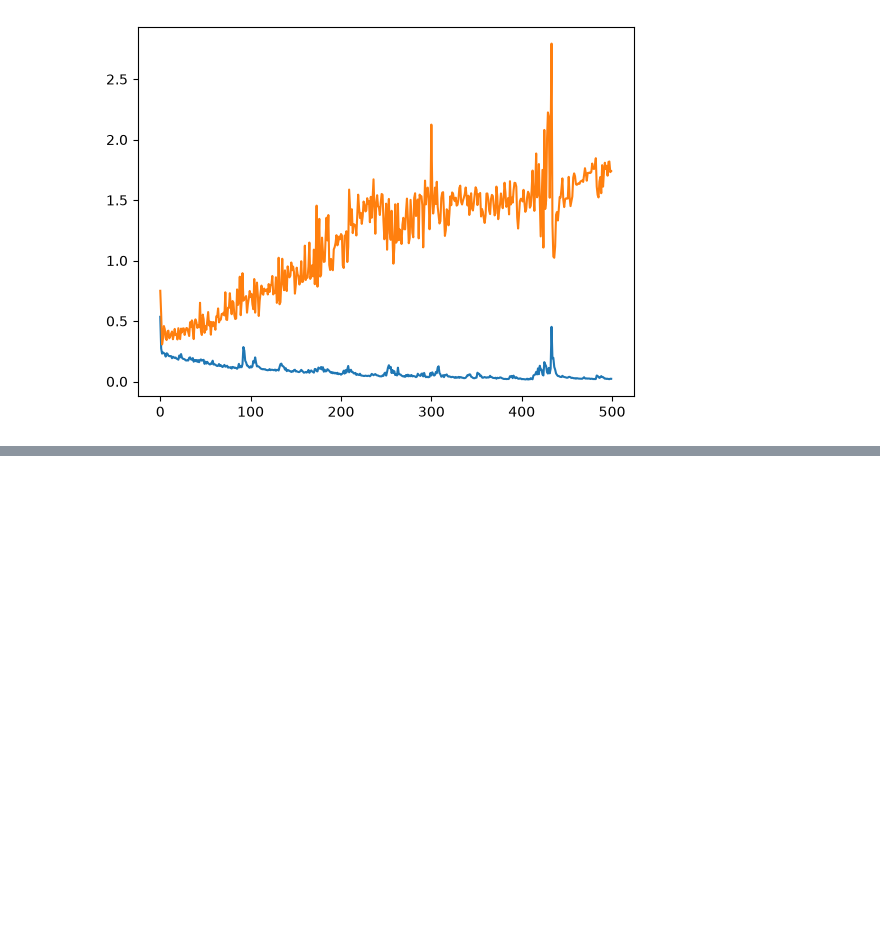
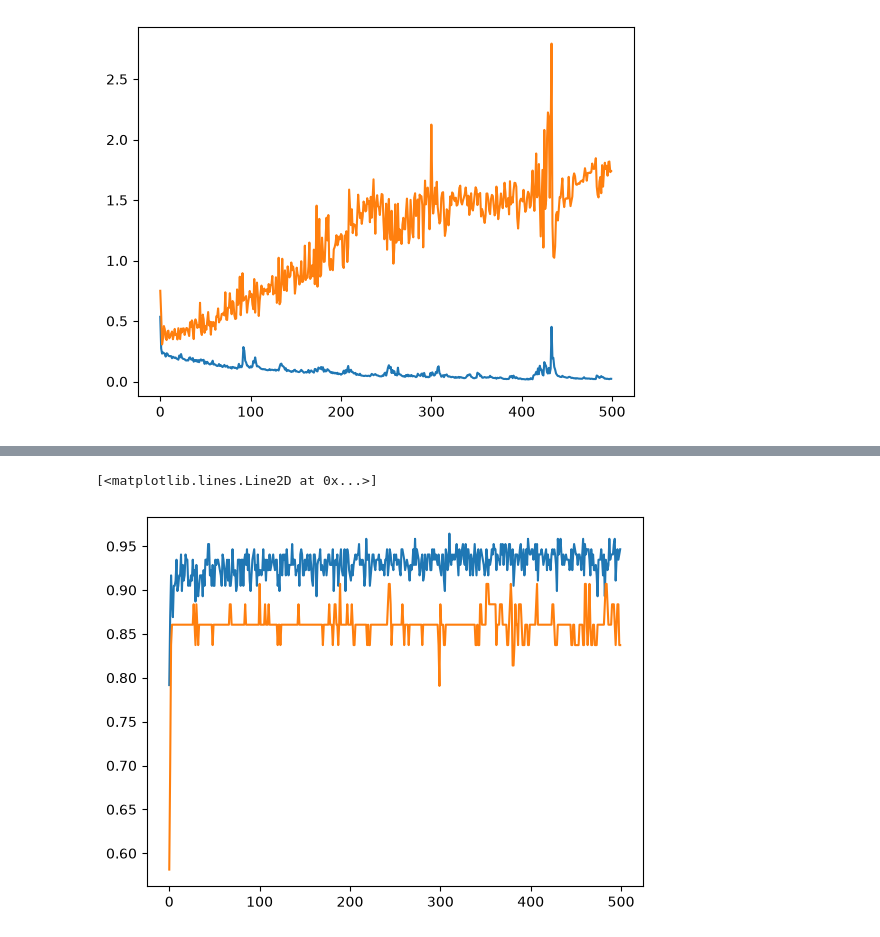
Before and after one commit to sans0726/100-days-of-deep-learning, a Jupyter notebook: dropout_classification.ipynb, the cells around one changed output, grey strips where cells are left out. Cells and saved outputs as stored; diff of their text form; code cells hidden in the pictures; blank space fills up the shorter version.

```diff
--- a/dropout_classification.ipynb
+++ b/dropout_classification.ipynb
@@ -307,0 +361,6 @@ plt.plot(history.history['val_loss'])
+# %%
+plt.plot(history.history['accuracy'])
+plt.plot(history.history['val_accuracy'])
+# %% [output]
+[<matplotlib.lines.Line2D at 0x...>]
+[figure, added]
```
Also changed, not shown: parts of 4 cells of this notebook, 5 other files.
